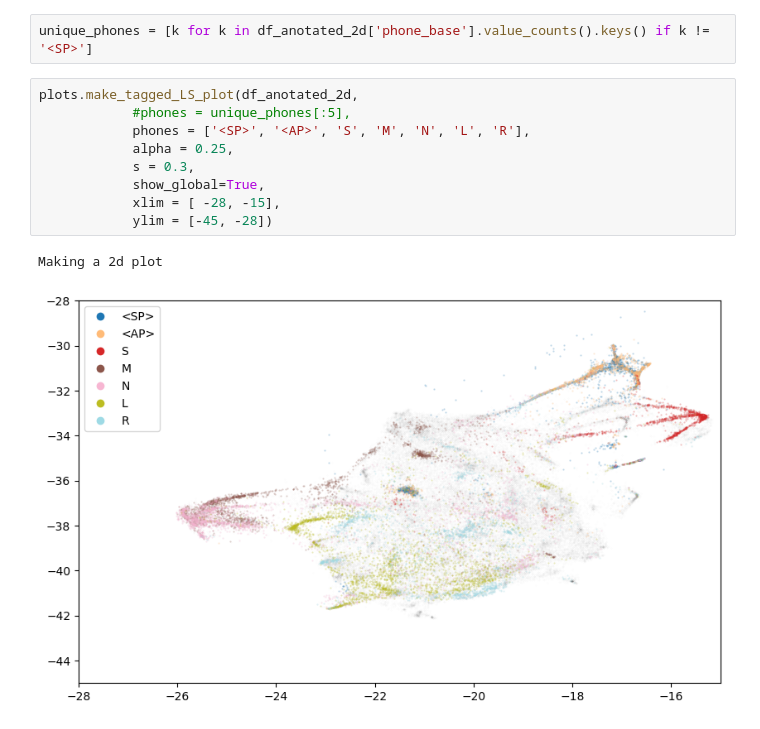
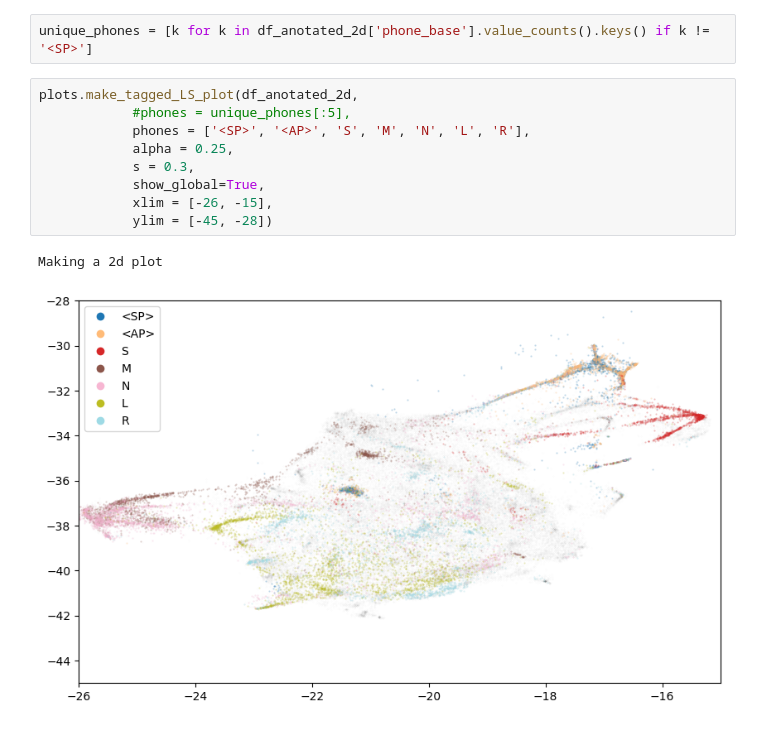
Before and after one commit to BSCCNS/Applio_LS, a Jupyter notebook: develop_nb/cluster_phonemes_GTSinger_EN.ipynb, the cells around one changed output. Saved outputs shown, nothing was run; the diff lists cells and outputs as text.

```diff
--- a/develop_nb/cluster_phonemes_GTSinger_EN.ipynb
+++ b/develop_nb/cluster_phonemes_GTSinger_EN.ipynb
@@ -43,12 +43,12 @@ unique_phones = [k for k in df_anotated_2d['phone_base'].value_counts().keys() i
 # %%
 plots.make_tagged_LS_plot(df_anotated_2d,
             #phones = unique_phones[:5],
             phones = ['<SP>', '<AP>', 'S', 'M', 'N', 'L', 'R'],
             alpha = 0.25,
             s = 0.3,
             show_global=True,
-            xlim = [ -28, -15],
+            xlim = [-26, -15],
             ylim = [-45, -28])
 # %% [output]
 Making a 2d plot
-[figure, old version]
+[figure, new version]
```
Also changed, not shown: 2 other files.
